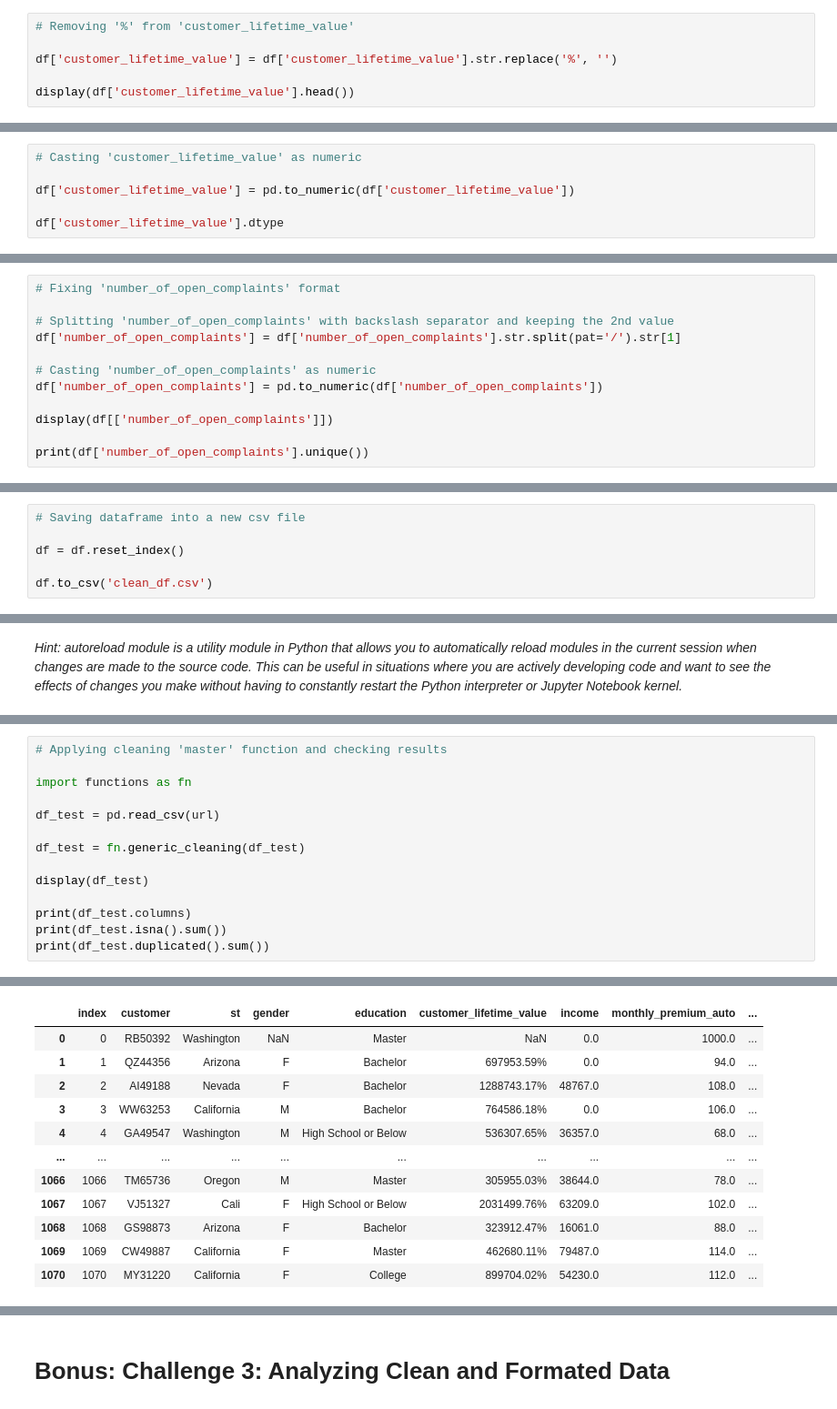
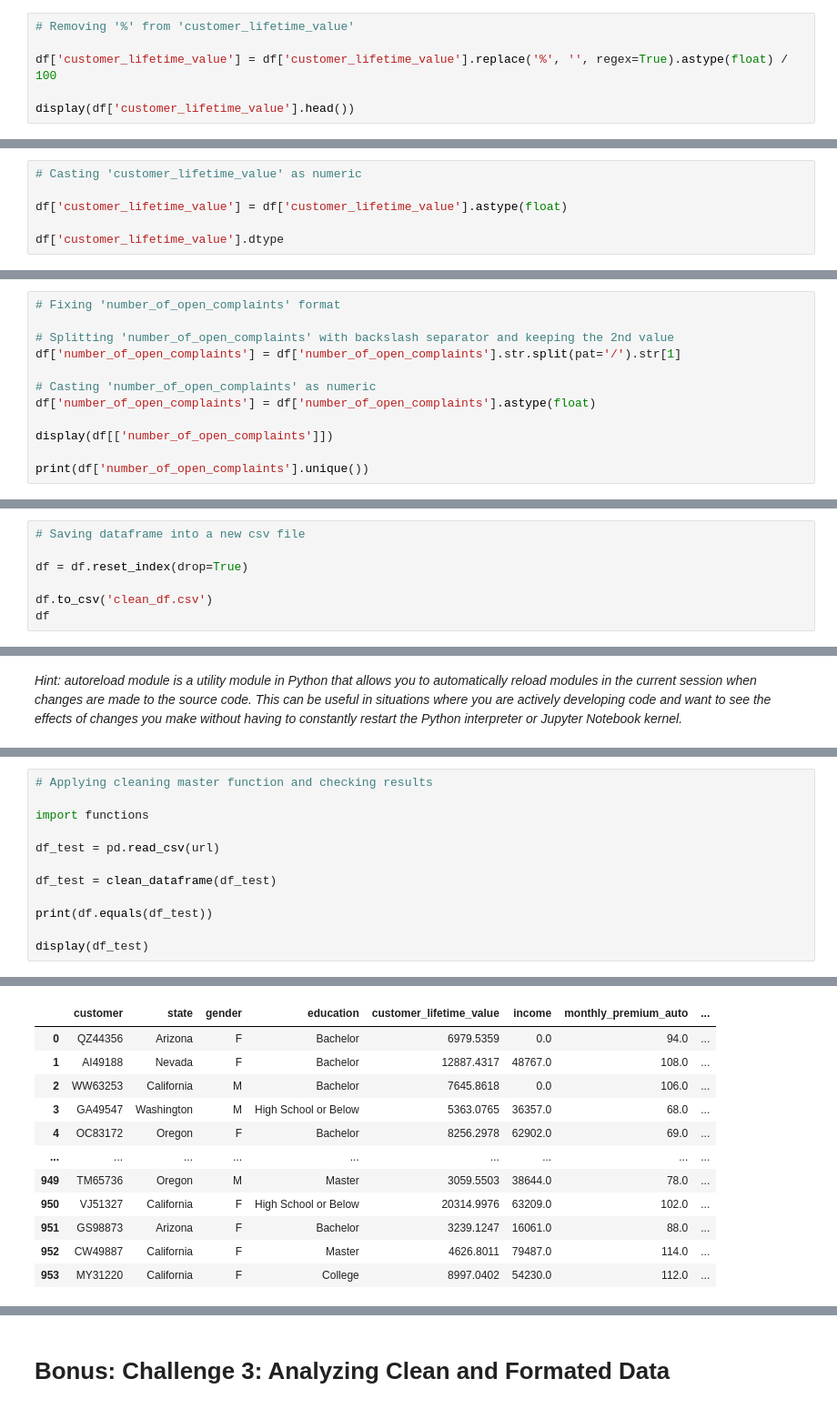
Before and after one commit to juanbadal/lab-dw-data-cleaning-and-formatting, a Jupyter notebook: lab-dw-data-cleaning-and-formatting.ipynb, the cells around one changed output, grey strips where cells are left out. Shown: that part at 91% size. Saved outputs shown, nothing was run; the diff lists cells and outputs as text.

Commit message:
Improved lab solution, mainly functions.py and master cleaning function

```diff
--- a/lab-dw-data-cleaning-and-formatting.ipynb
+++ b/lab-dw-data-cleaning-and-formatting.ipynb
@@ -143,7 +144,7 @@ array(['Master', 'Bachelor', 'High School or Below', 'College', 'Doctor',
 # %%
 # Removing '%' from 'customer_lifetime_value'
 
-df['customer_lifetime_value'] = df['customer_lifetime_value'].str.replace('%', '')
+df['customer_lifetime_value'] = df['customer_lifetime_value'].replace('%', '', regex=True).astype(float) / 100
 
 display(df['customer_lifetime_value'].head())
 # %% [output]
@@ -194,7 +195,7 @@ dtype: object
 # %%
 # Casting 'customer_lifetime_value' as numeric
 
-df['customer_lifetime_value'] = pd.to_numeric(df['customer_lifetime_value'])
+df['customer_lifetime_value'] = df['customer_lifetime_value'].astype(float)
 
 df['customer_lifetime_value'].dtype
 # %% [output]
@@ -213,7 +214,7 @@ array(['1/0/00', '1/2/00', '1/1/00', '1/3/00', '1/5/00', '1/4/00', nan],
 df['number_of_open_complaints'] = df['number_of_open_complaints'].str.split(pat='/').str[1]
 
 # Casting 'number_of_open_complaints' as numeric
-df['number_of_open_complaints'] = pd.to_numeric(df['number_of_open_complaints'])
+df['number_of_open_complaints'] = df['number_of_open_complaints'].astype(float)
 
 display(df[['number_of_open_complaints']])
 
@@ -374,6 +375,7 @@ Another approach would be to remove dupes of the 'customer' column, as it appear
 # %%
 # Saving dataframe into a new csv file
 
-df = df.reset_index()
+df = df.reset_index(drop=True)
 
 df.to_csv('clean_df.csv')
+df
@@ -426,17 +566,15 @@ def generic_cleaning(df: pd.DataFrame) -> pd.DataFrame:
 # %% [output]
 Overwriting functions.py
 # %%
-# Applying cleaning 'master' function and checking results
+# Applying cleaning master function and checking results
 
-import functions as fn
+import functions
 
 df_test = pd.read_csv(url)
 
-df_test = fn.generic_cleaning(df_test)
+df_test = clean_dataframe(df_test)
+
+print(df.equals(df_test))
 
 display(df_test)
-
-print(df_test.columns)
-print(df_test.isna().sum())
-print(df_test.duplicated().sum())
 # %% [output]
@@ -443,12 +582,12 @@ print(df_test.duplicated().sum())
-|  | index | customer | st | gender | education | customer_lifetime_value | income | monthly_premium_auto | ... |
-| 0 | 0 | RB50392 | Washington | NaN | Master | NaN | 0.0 | 1000.0 | ... |
-| 1 | 1 | QZ44356 | Arizona | F | Bachelor | 697953.59% | 0.0 | 94.0 | ... |
-| 2 | 2 | AI49188 | Nevada | F | Bachelor | 1288743.17% | 48767.0 | 108.0 | ... |
-| 3 | 3 | WW63253 | California | M | Bachelor | 764586.18% | 0.0 | 106.0 | ... |
-| 4 | 4 | GA49547 | Washington | M | High School or Below | 536307.65% | 36357.0 | 68.0 | ... |
-| ... | ... | ... | ... | ... | ... | ... | ... | ... | ... |
-| 1066 | 1066 | TM65736 | Oregon | M | Master | 305955.03% | 38644.0 | 78.0 | ... |
-| 1067 | 1067 | VJ51327 | Cali | F | High School or Below | 2031499.76% | 63209.0 | 102.0 | ... |
-| 1068 | 1068 | GS98873 | Arizona | F | Bachelor | 323912.47% | 16061.0 | 88.0 | ... |
-| 1069 | 1069 | CW49887 | California | F | Master | 462680.11% | 79487.0 | 114.0 | ... |
-| 1070 | 1070 | MY31220 | California | F | College | 899704.02% | 54230.0 | 112.0 | ... |
+|  | customer | state | gender | education | customer_lifetime_value | income | monthly_premium_auto | ... |
+| 0 | QZ44356 | Arizona | F | Bachelor | 6979.5359 | 0.0 | 94.0 | ... |
+| 1 | AI49188 | Nevada | F | Bachelor | 12887.4317 | 48767.0 | 108.0 | ... |
+| 2 | WW63253 | California | M | Bachelor | 7645.8618 | 0.0 | 106.0 | ... |
+| 3 | GA49547 | Washington | M | High School or Below | 5363.0765 | 36357.0 | 68.0 | ... |
+| 4 | OC83172 | Oregon | F | Bachelor | 8256.2978 | 62902.0 | 69.0 | ... |
+| ... | ... | ... | ... | ... | ... | ... | ... | ... |
+| 949 | TM65736 | Oregon | M | Master | 3059.5503 | 38644.0 | 78.0 | ... |
+| 950 | VJ51327 | California | F | High School or Below | 20314.9976 | 63209.0 | 102.0 | ... |
+| 951 | GS98873 | Arizona | F | Bachelor | 3239.1247 | 16061.0 | 88.0 | ... |
+| 952 | CW49887 | California | F | Master | 4626.8011 | 79487.0 | 114.0 | ... |
+| 953 | MY31220 | California | F | College | 8997.0402 | 54230.0 | 112.0 | ... |
```
Also changed, not shown: parts of 12 cells of this notebook, 2 other files.
